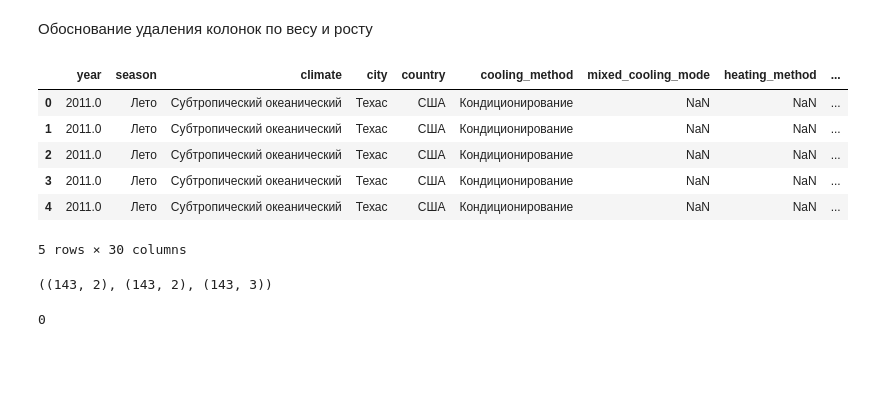
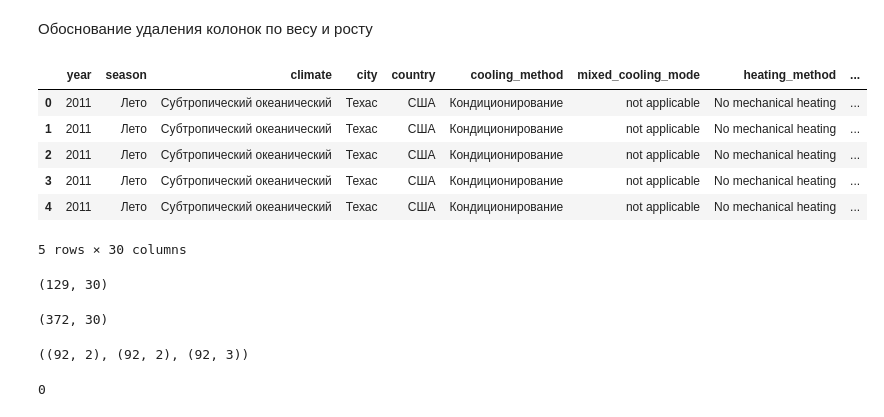
Before and after one commit to VladSunny/YLDA-Climate, a Jupyter notebook: Vlad/HeightWeightAnalysis.ipynb, the cells around one changed output. Cells and saved outputs as stored; diff of their text form; code cells hidden in the pictures; blank space fills up the shorter version.

```diff
--- a/Vlad/HeightWeightAnalysis.ipynb
+++ b/Vlad/HeightWeightAnalysis.ipynb
@@ -6,17 +6,25 @@ from dython.nominal import associations
 import matplotlib.pyplot as plt
 import seaborn as sns
 # %%
-df = pd.read_csv("data/norm_data.csv")
+df = pd.read_csv("data/cleared_data.csv")
 
 df.head()
 # %% [output]
 |  | year | season | climate | city | country | cooling_method | mixed_cooling_mode | heating_method | ... |
-| 0 | 2011.0 | Лето | Cубтропический океанический | Техас | США | Кондиционирование | NaN | NaN | ... |
-| 1 | 2011.0 | Лето | Cубтропический океанический | Техас | США | Кондиционирование | NaN | NaN | ... |
-| 2 | 2011.0 | Лето | Cубтропический океанический | Техас | США | Кондиционирование | NaN | NaN | ... |
-| 3 | 2011.0 | Лето | Cубтропический океанический | Техас | США | Кондиционирование | NaN | NaN | ... |
-| 4 | 2011.0 | Лето | Cубтропический океанический | Техас | США | Кондиционирование | NaN | NaN | ... |
+| 0 | 2011 | Лето | Cубтропический океанический | Техас | США | Кондиционирование | not applicable | No mechanical heating | ... |
+| 1 | 2011 | Лето | Cубтропический океанический | Техас | США | Кондиционирование | not applicable | No mechanical heating | ... |
+| 2 | 2011 | Лето | Cубтропический океанический | Техас | США | Кондиционирование | not applicable | No mechanical heating | ... |
+| 3 | 2011 | Лето | Cубтропический океанический | Техас | США | Кондиционирование | not applicable | No mechanical heating | ... |
+| 4 | 2011 | Лето | Cубтропический океанический | Техас | США | Кондиционирование | not applicable | No mechanical heating | ... |
 5 rows × 30 columns
+# %%
+df.dropna(subset=['comfort_rating']).shape
+# %% [output]
+(129, 30)
+# %%
+df.shape
+# %% [output]
+(372, 30)
 # %%
 df_h = df[['height', 'comfort_rating']].dropna()
 df_w = df[['weight', 'comfort_rating']].dropna()
@@ -24,7 +32,7 @@ df_hw = df[['height', 'weight', 'comfort_rating']].dropna()
 
 df_h.shape, df_w.shape, df_hw.shape
 # %% [output]
-((143, 2), (143, 2), (143, 3))
+((92, 2), (92, 2), (92, 3))
 # %%
 sum(df_h['height'] != df_hw['height'])
 # %% [output]
```
Also changed, not shown: parts of 11 cells of this notebook, 2 other files.
